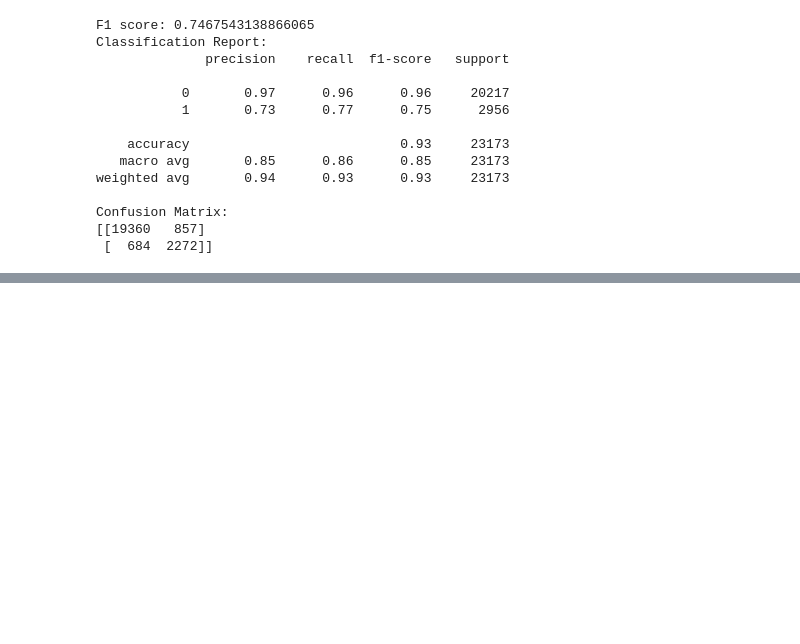
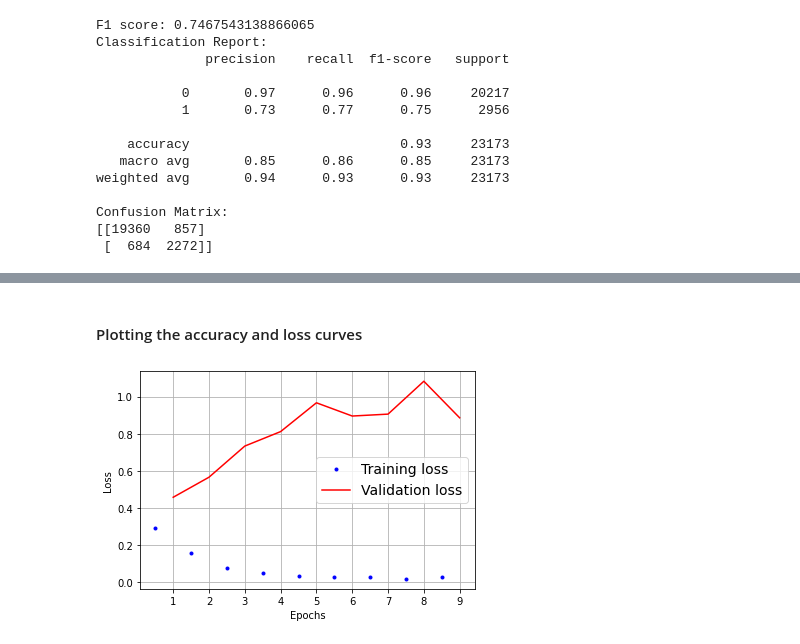
Before and after one commit to julrods/aggressive-tweet-analyzer, a Jupyter notebook: 2_Training.ipynb, the cells around one changed output, grey strips where cells are left out. Drawn from its saved outputs; the diff is of its cells as text; code cells hidden in the pictures; blank space fills up the shorter version.

Commit message:
trained on kaggle data

```diff
--- a/2_Training.ipynb
+++ b/2_Training.ipynb
@@ -152,3 +195,23 @@ def print_eval(f1, class_report, conf_matrix):
+# %%
+def plot_history(history, metric='loss'):
+  # retrieve history
+  if type(history) == str:
+    history_path = f'/content/gdrive/MyDrive/Cyber-bullying-project/models/histories/{history}.pkl'
+    hist = pickle.load(open(history_path, 'rb'))
+
+  else:
+    hist = history
+
+  #plot:
+
+  plt.plot(np.arange(len(hist[f'{metric}'])) + 0.5, hist[f'{metric}'], 'b.', label=f'Training {metric}')
+  plt.plot(np.arange(len(hist[f'val_{metric}'])) + 1, hist[f'val_{metric}'], 'r-', label=f'Validation {metric}')
+  plt.gca().xaxis.set_major_locator(ticker.MaxNLocator(integer=True))
+  plt.legend(fontsize=14)
+  plt.xlabel('Epochs')
+  plt.ylabel(f'{metric.capitalize()}')
+  plt.grid(True)
+  plt.show()
 # %% [markdown]
 # BERT model setup
 # %% [markdown]
@@ -318,0 +555,6 @@ Confusion Matrix:
+# %%
+kaggle_model_10epochs, history = train_model(
+    base_model=base_model,
+    old_model_name='kaggle_model_1epoch',
+    new_model_name='kaggle_model_10epochs',
+    epochs=9)
@@ -318,0 +625,6 @@ Confusion Matrix:
+# %% [markdown]
+#### Plotting the accuracy and loss curves
+# %%
+plot_history(history, metric='loss')
+# %% [output]
+[figure, added]
```
Also changed, not shown: parts of 51 cells of this notebook.
